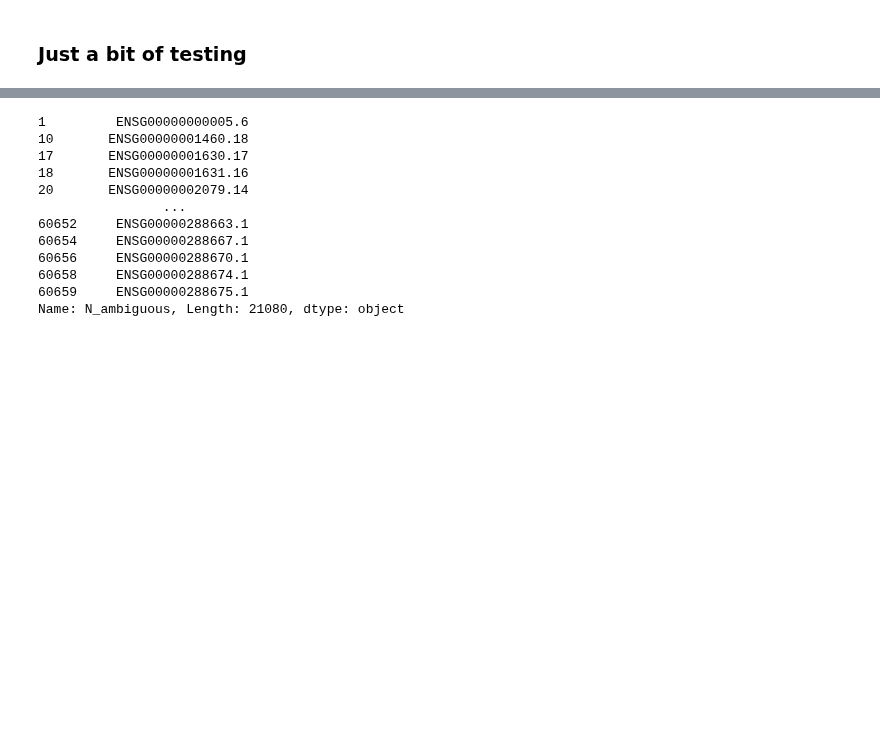
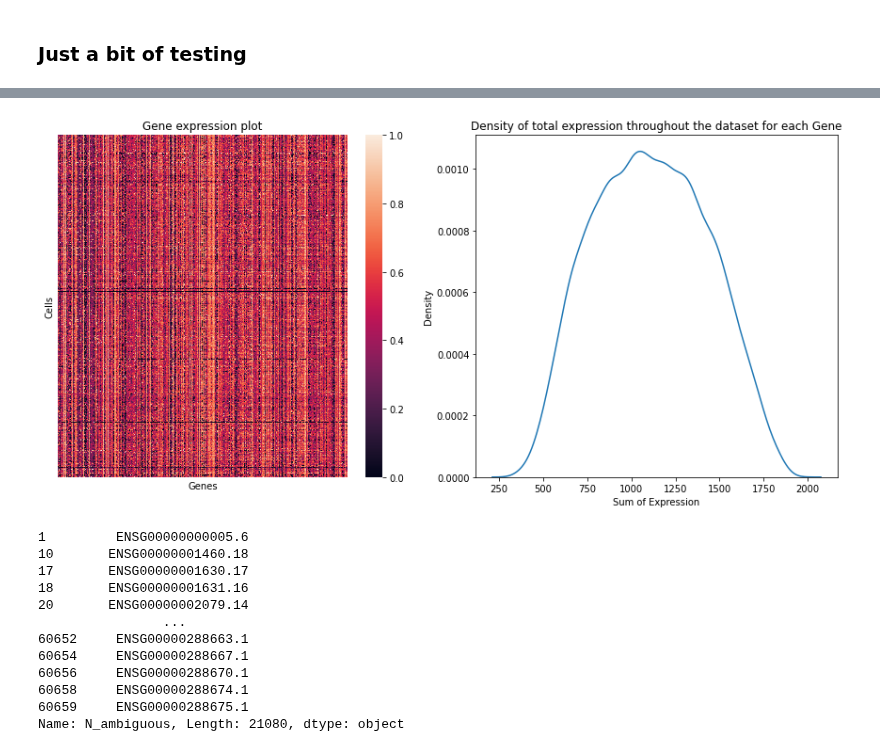
Before and after one commit to aygalic/biosequence_encoding, a Jupyter notebook: preprocess/Data_Analysis_cancer.ipynb, the cells around one changed output, grey strips where cells are left out. Cells and saved outputs as stored; diff of their text form; code cells hidden in the pictures; blank space fills up the shorter version.

```diff
--- a/preprocess/Data_Analysis_cancer.ipynb
+++ b/preprocess/Data_Analysis_cancer.ipynb
@@ -140,4 +148,12 @@ scaling to [0, 1]...
 number of seq in the dataset : 2259
+# %%
+data = np.concatenate(list(dataset.as_numpy_iterator()), axis=0)
+data = pd.DataFrame(data)
+data.columns = gene_names
+data.index = index_names
+visualisation.dataset_plot(data)
+# %% [output]
+[figure, added]
 # %%
 print(gene_names)
 # %% [output]
```
Also changed, not shown: parts of 21 cells of this notebook, 2 other files.
